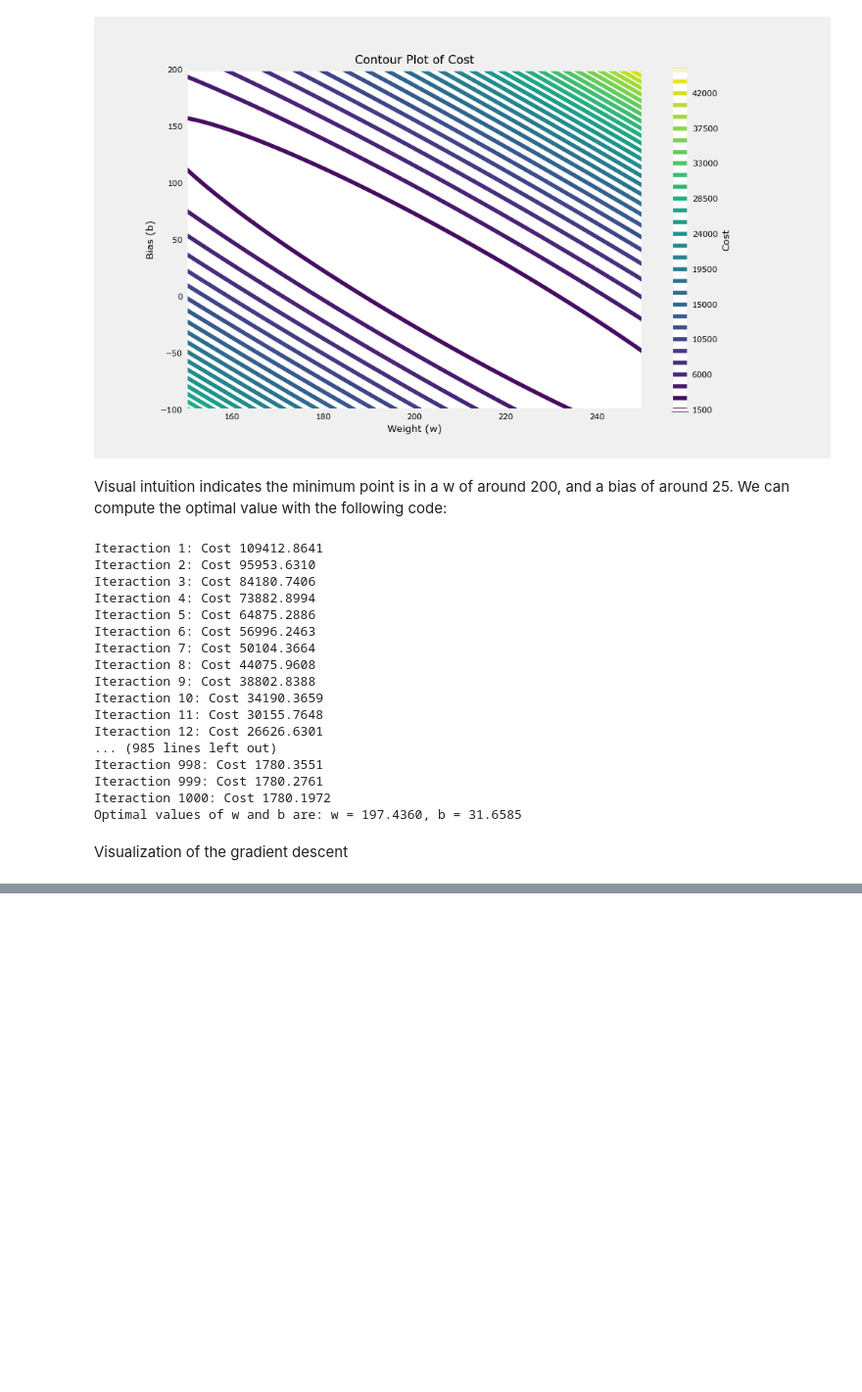
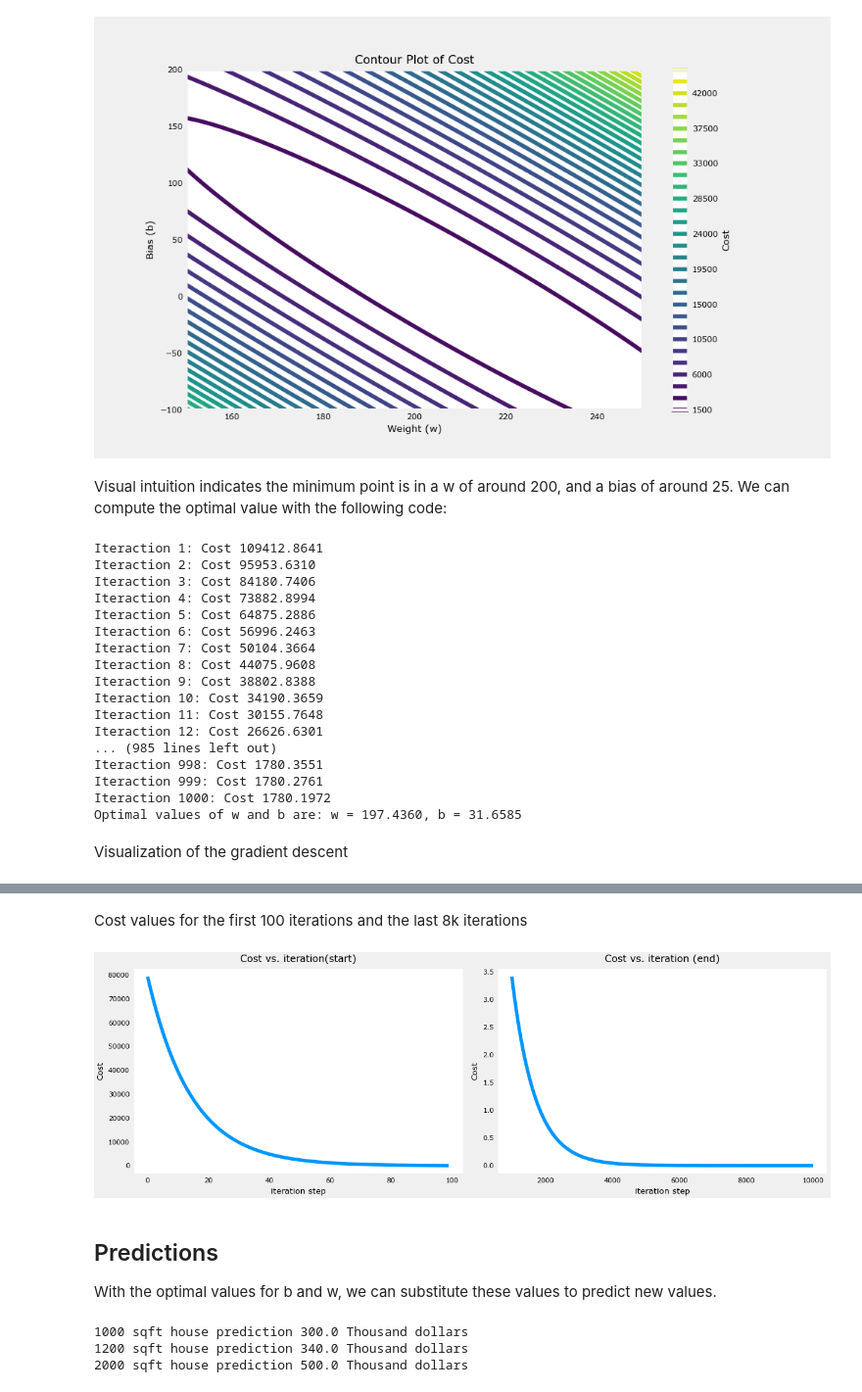
Before and after one commit to Rodmr092/ML-Intro-Andrew-NG, a Jupyter notebook: C1-Supervised ML_Regression and Classification/Week 1/Week 1 test notebook.ipynb, the cells around one changed output, grey strips where cells are left out. Shown at 98% size. Cells and saved outputs as stored; diff of their text form; code cells hidden in the pictures; blank space fills up the shorter version.

Commit message:
algorithm to compute the gradient and execute the gradient descent

```diff
--- a/C1-Supervised ML_Regression and Classification/Week 1/Libreta de prueba.ipynb
+++ b/C1-Supervised ML_Regression and Classification/Week 1/Week 1 test notebook.ipynb
@@ -175,7 +177,7 @@ b = 0.0
 
 # Learning rate and iterations
 alpha = 0.01
-iterations = 1000
+iterations = 800
 
 # Track w, b, and cost history
 w_history = []
@@ -220,0 +250,27 @@ Optimal values of w and b are: w = 197.4360, b = 31.6585
+# %%
+def compute_gradient(x, y, w, b):
+    """
+    Computes the gradient
+    Args:
+        x (ndarray(m,)): Data, m examples
+        y (ndarray(m)): target values
+        w,b (scalar) : model parameters
+    Returns
+        dj_dw (scalar): gradient of the cost with respect to w
+        dj_db (scalar): gradient of the cost with respect to b
+    """
+    # Initialize variables
+    m = x.shape[0]
+    dj_dw = 0
+    dj_db = 0
+
+    for i in range(m):
+        f_wb = w * x[i] + b
+        dj_dw_i = (f_wb - y[i]) * x[i]
+        dj_db_i = f_wb - y[i]
+        dj_db += dj_db_i
+        dj_dw += dj_dw_i
+    dj_dw = dj_dw / m
+    dj_db = dj_db / m
+
+    return dj_dw, dj_db
@@ -220,0 +318,7 @@ Optimal values of w and b are: w = 197.4360, b = 31.6585
+# %%
+w_init = 0
+b_init = 0
+iterations = 10000
+tmp_alpha = .01
+w_final, b_final, J_hist, p_hist = gradient_descent(x, y, w_init, b_init, tmp_alpha, iterations, compute_cost, compute_gradient)
+print(f"(w,b) found by gradient descent: ({w_final:8.4f},{b_final:8.4f})")
@@ -220,0 +343,24 @@ Optimal values of w and b are: w = 197.4360, b = 31.6585
+# %% [markdown]
+Cost values for the first 100 iterations and the last 8k iterations
+# %%
+# plot cost versus iteration
+fig, (ax1, ax2) = plt.subplots(1, 2, constrained_layout=True, figsize=(12,4))
+ax1.plot(J_hist[:100])
+ax2.plot(1000 + np.arange(len(J_hist[1000:])), J_hist[1000:])
+ax1.set_title("Cost vs. iteration(start)");  ax2.set_title("Cost vs. iteration (end)")
+ax1.set_ylabel('Cost')            ;  ax2.set_ylabel('Cost')
+ax1.set_xlabel('iteration step')  ;  ax2.set_xlabel('iteration step')
+plt.show()
+# %% [output]
+[figure, added]
+# %% [markdown]
+## Predictions
+With the optimal values for b and w, we can substitute these values to predict new values.
+# %%
+print(f"1000 sqft house prediction {w_final*1.0 + b_final:0.1f} Thousand dollars")
+print(f"1200 sqft house prediction {w_final*1.2 + b_final:0.1f} Thousand dollars")
+print(f"2000 sqft house prediction {w_final*2.0 + b_final:0.1f} Thousand dollars")
+# %% [output]
+1000 sqft house prediction 300.0 Thousand dollars
+1200 sqft house prediction 340.0 Thousand dollars
+2000 sqft house prediction 500.0 Thousand dollars
```
Also changed, not shown: parts of 15 cells of this notebook, 1 other file.
